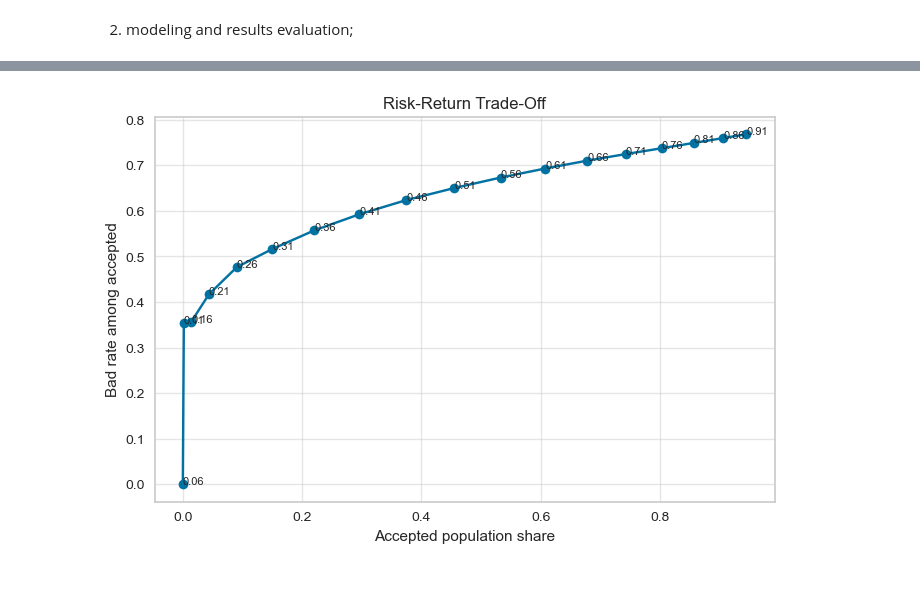
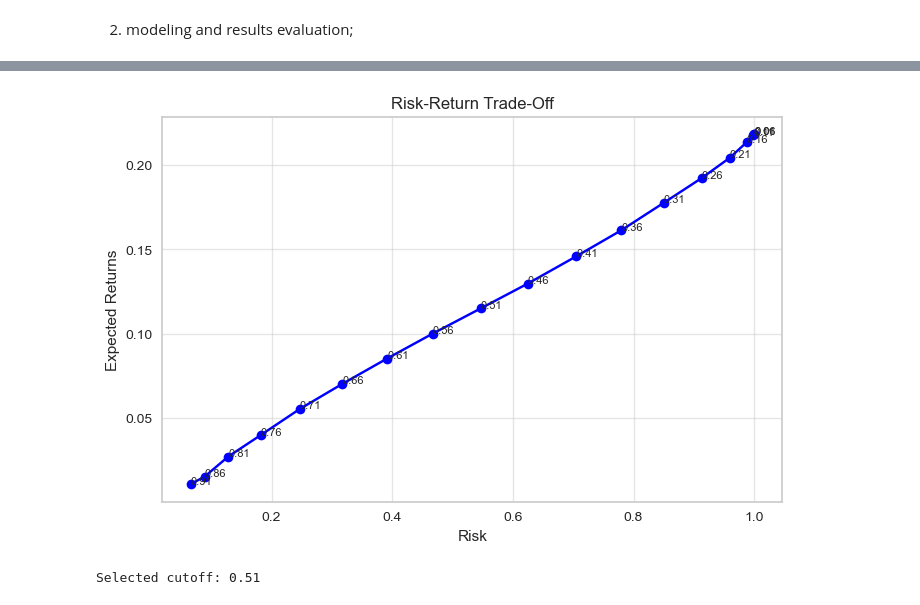
Before and after one commit to mmichellesvv/Credit-Risk-Assessment, a Jupyter notebook: creditRisk_PDmodel.ipynb, the cells around one changed output, grey strips where cells are left out. Cells and saved outputs as stored; diff of their text form; code cells hidden in the pictures.

```diff
--- a/creditRisk_PDmodel.ipynb
+++ b/creditRisk_PDmodel.ipynb
@@ -357,0 +368,4 @@ array([743.40991319, 565.48380497, 631.47500789, ..., 697.65074111,
+# %%
+# B - scaling factor
+
+B = PDO / np.log(2)
@@ -357,0 +579,5 @@ array([743.40991319, 565.48380497, 631.47500789, ..., 697.65074111,
+# %%
+probs = model.predict_proba(X_test_woe)[:, 1]
+scores, meta = pd_to_score_300_850(probs)
+
+df_scores['score_300_850'] = scores
@@ -410,8 +651,4 @@ plt.show()
 # %%
-import numpy as np
-import pandas as pd
-import matplotlib.pyplot as plt
-
 def cutoff_analysis(y_true, y_proba, cutoffs=None):
 
     if cutoffs is None:
@@ -423,15 +660,17 @@ def cutoff_analysis(y_true, y_proba, cutoffs=None):
     for c in cutoffs:
         y_pred = (y_proba >= c).astype(int)
 
-        accepted = (y_pred == 0)
-        rejected = (y_pred == 1)
+        accepted = (y_pred == 1)
+        rejected = (y_pred == 0)
 
         n_accepted = accepted.sum()
         n_rejected = rejected.sum()
 
-        bad_rate = y_true[accepted].mean() if n_accepted > 0 else np.nan
-        good = (y_true[accepted] == 0).sum()
-        bad = (y_true[accepted] == 1).sum()
+        # bad = 0, good = 1
+        n_bad = (y_true[accepted] == 0).sum()
+        n_good = (y_true[accepted] == 1).sum()
+
+        bad_rate = n_bad / n_accepted if n_accepted > 0 else np.nan
 
         results.append({
             "cutoff": round(c, 2),
@@ -439,15 +678,14 @@ def cutoff_analysis(y_true, y_proba, cutoffs=None):
             "rejected_share": n_rejected / total,
             "bad_rate": bad_rate,
             "n_accepted": n_accepted,
-            "n_good": good,
-            "n_bad": bad
+            "n_rejected": n_rejected,
+            "n_good": n_good,
+            "n_bad": n_bad
         })
 
-    df = pd.DataFrame(results)
-
-    return df
+    return pd.DataFrame(results)
 # %%
-df = cutoff_analysis(y_test.squeeze(), probs)
+df = cutoff_analysis(y_test_woe.squeeze(), probs)
 
 df
 # %% [output]
@@ -471,13 +709,26 @@ df
 # %%
 plt.figure(figsize=(8,5))
-plt.plot(df["accepted_share"], df["bad_rate"], marker="o")
+
+df = df.sort_values("accepted_share")
+
+plt.plot(df["accepted_share"], df["bad_rate"], marker="o", color='blue')
 for i, row in df.iterrows():
     plt.text(row["accepted_share"], row["bad_rate"], f'{row["cutoff"]}', fontsize=8)
-plt.xlabel("Accepted population share")
-plt.ylabel("Bad rate among accepted")
+plt.xlabel("Risk")
+plt.ylabel("Expected Returns")
 plt.title("Risk-Return Trade-Off")
 plt.grid(alpha=.5)
 
 plt.show()
 # %% [output]
-[figure, old version]
+[figure, new version]
+# %%
+MAX_BAD_RATE = 0.12                   # 12%
+
+cutoff = (df[df['bad_rate'] <= MAX_BAD_RATE]
+        .sort_values('accepted_share', ascending=False)
+        .iloc[0]['cutoff'])
+
+print("Selected cutoff:", cutoff)
+# %% [output]
+Selected cutoff: 0.51
```
Also changed, not shown: parts of 83 cells of this notebook, 2 other files.
